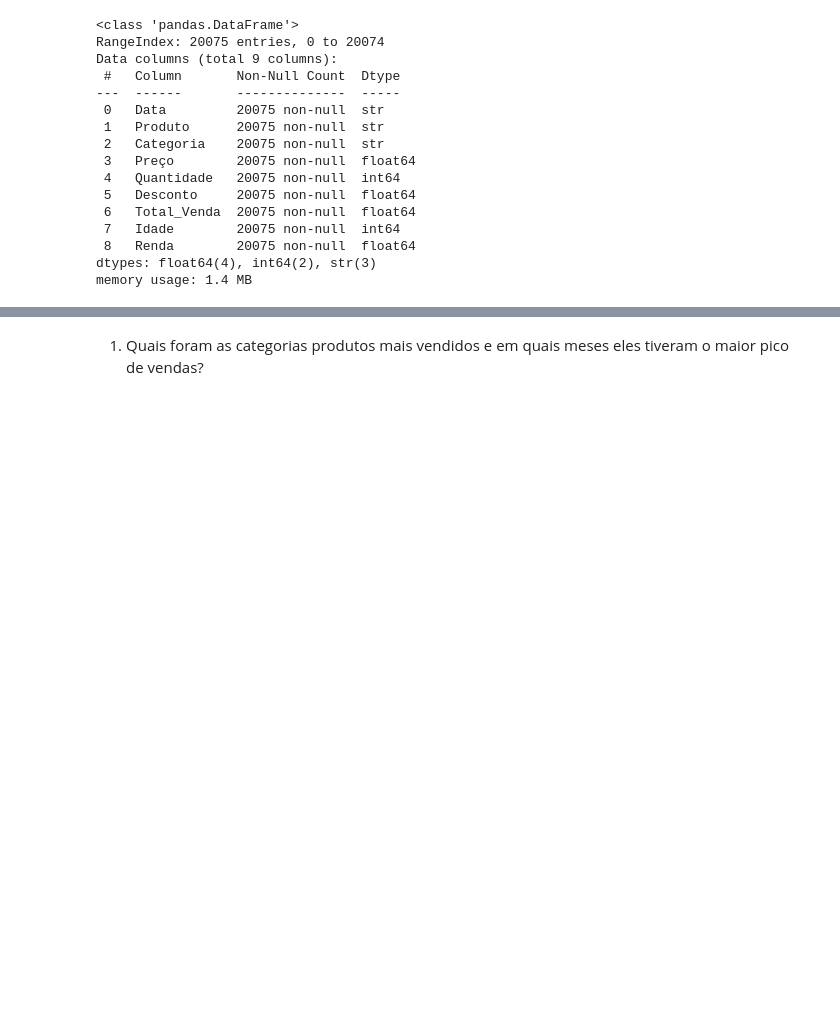
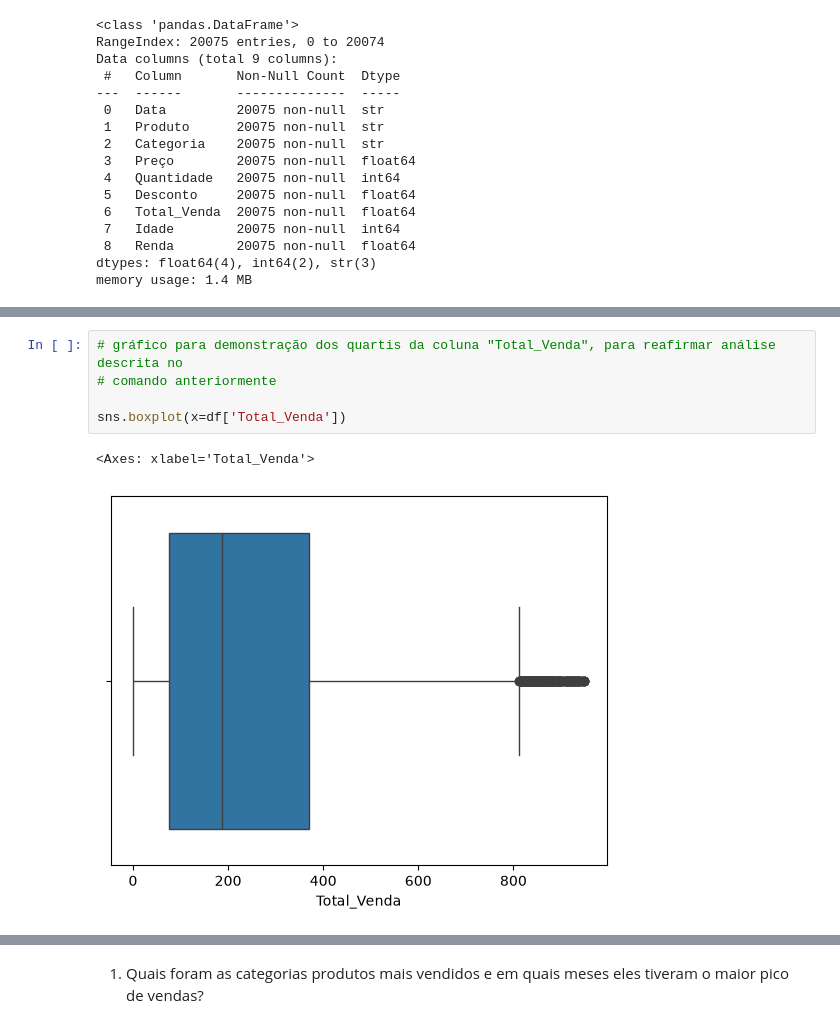
Before and after one commit to Danibisinoto/Repositorio_PROJETO_FINAL_Analise_Exploratoria_de_Dados, a Jupyter notebook: PROJETO.IPYNB, the cells around one changed output, grey strips where cells are left out. Cells and saved outputs as stored; diff of their text form; blank space fills up the shorter version.

Commit message:
melhora na análise inicial do df com inclusão de gráfico

```diff
--- a/PROJETO.IPYNB
+++ b/PROJETO.IPYNB
@@ -151,3 +152,11 @@ df.describe(include="all").round(1)
 | 50% | NaN | NaN | NaN | 25.7 | 10.0 | 0.0 | 186.3 | 46.0 | 2998.8 |
 | 75% | NaN | NaN | NaN | 37.8 | 15.0 | 0.0 | 370.0 | 60.0 | 4007.7 |
 | max | NaN | NaN | NaN | 50.0 | 19.0 | 0.5 | 949.0 | 74.0 | 4999.8 |
+# %%
+# gráfico para demonstração dos quartis da coluna "Total_Venda", para reafirmar análise descrita no
+# comando anteriormente
+
+sns.boxplot(x=df['Total_Venda'])
+# %% [output]
+<Axes: xlabel='Total_Venda'>
+[figure, added]
```
Also changed, not shown: parts of 9 cells of this notebook.
